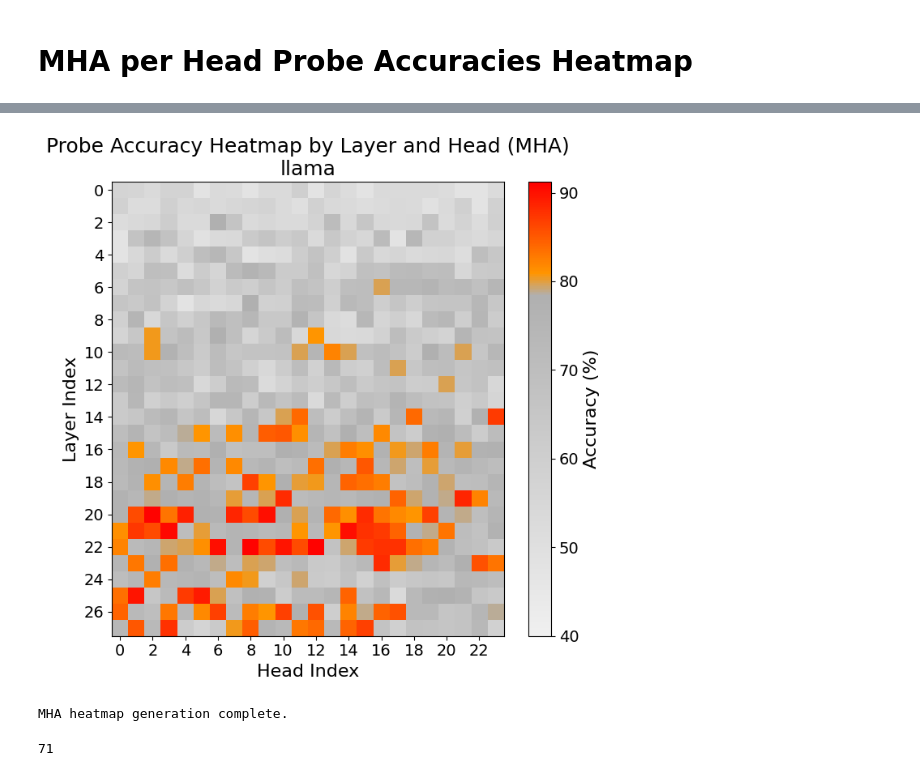
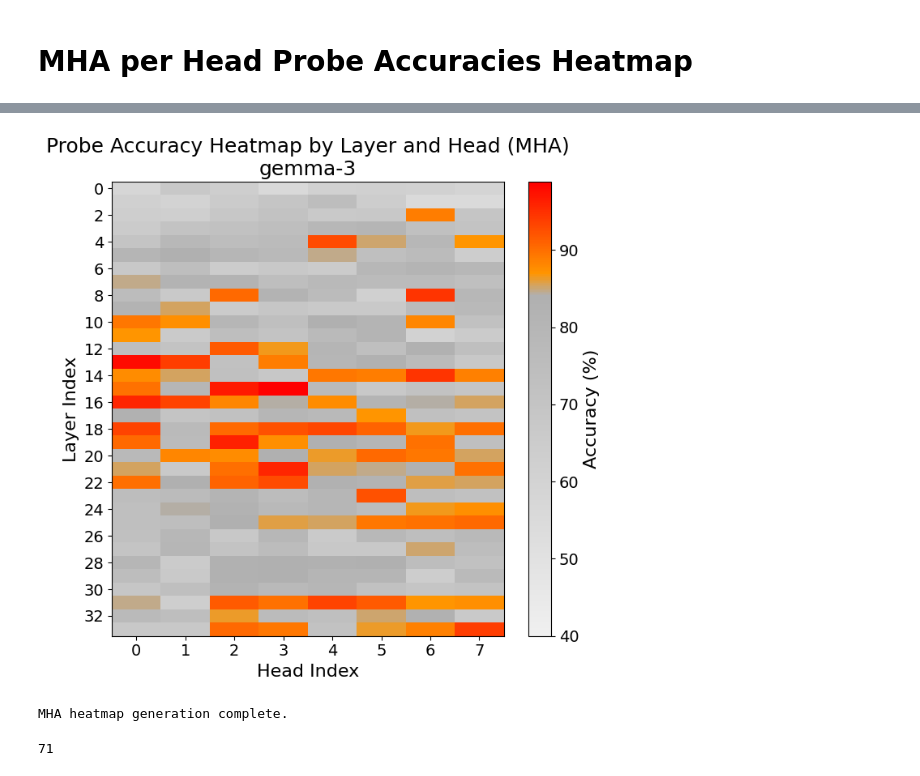
Before and after one commit to rifoagenadi/sycophancy, a Jupyter notebook: plots.ipynb, the cells around one changed output, grey strips where cells are left out. Drawn from its saved outputs; the diff is of its cells as text; code cells hidden in the pictures.

```diff
--- a/plots.ipynb
+++ b/plots.ipynb
@@ -288,8 +288,9 @@ def plot_mha_heatmap(accuracies, model_id, num_layers, num_heads,
 # %%
 import pickle as pkl
 
-model_id = 'llama'
-accuracies = pkl.load(open(f'linear_probe/trained_probe/Qwen3-4B-Instruct-2507/accuracies_dict_mha.pkl', 'rb'))
+model_id = 'gemma-3'
+accuracies = pkl.load(open(f'linear_probe/trained_probe/gemma-3-4b-it/accuracies_dict_mha.pkl', 'rb'))
+# accuracies = pkl.load(open(f'linear_probe/trained_probe/Qwen3-4B-Instruct-2507/accuracies_dict_mha.pkl', 'rb'))
 # accuracies = pkl.load(open(f'linear_probe/trained_probe/Llama-3.2-3B-Instruct/accuracies_dict_mha.pkl', 'rb'))
 if 'gemma' in model_id:
     NUM_HEADS = 8
@@ -333,4 +319,4 @@ Plot saved to llama_mha_heatmap.pdf
-[figure, old version]
+[figure, new version]
 MHA heatmap generation complete.
 # %%
 len([acc for acc in accuracies.values() if int(acc) >= 85])/len(accuracies)*100
```
Also changed, not shown: parts of 1 cell of this notebook, 8 other files.
